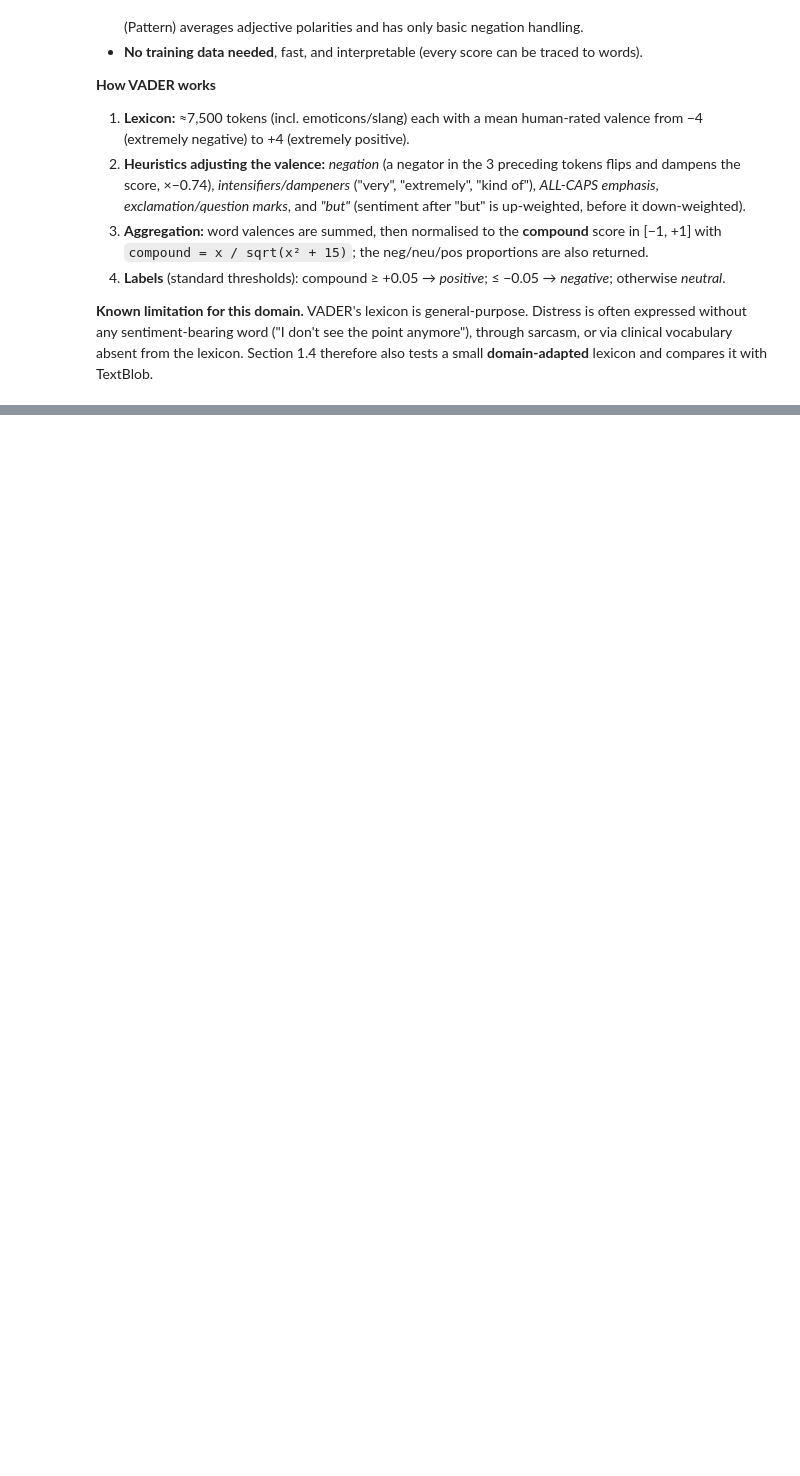
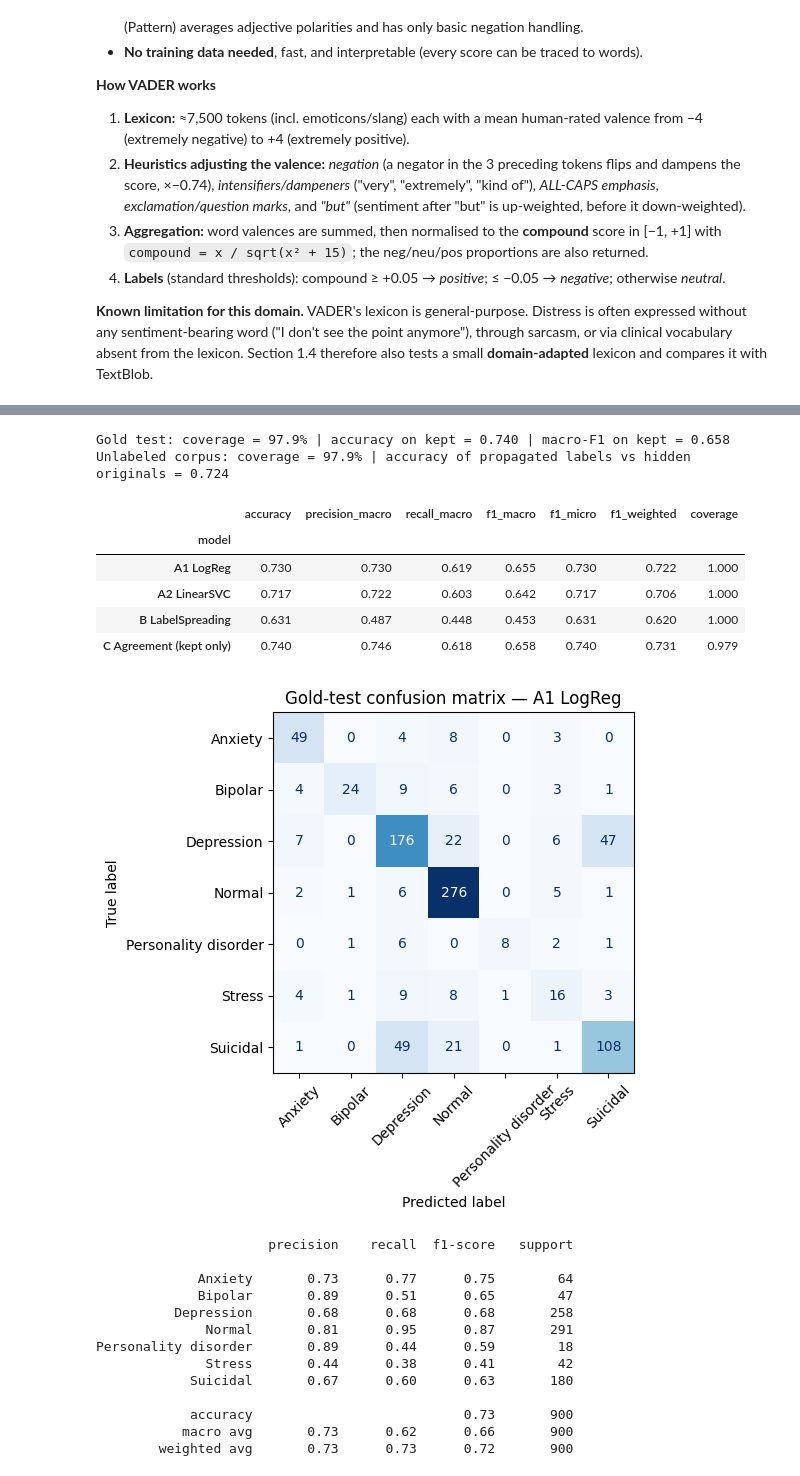
Before and after one commit to Jero2110/NLP_Phase03, a Jupyter notebook: analysis/Phase03_JeronimoRamos.ipynb, the cells around one changed output, grey strips where cells are left out. Saved outputs shown, nothing was run; the diff lists cells and outputs as text; code cells hidden in the pictures; blank space fills up the shorter version.

Commit message:
Progress in code and report at exercise 1

```diff
--- a/analysis/Phase03_JeronimoRamos.ipynb
+++ b/analysis/Phase03_JeronimoRamos.ipynb
@@ -176,0 +457,53 @@ df[["statement", "status", "vader_compound", "vader_label"]].head(5).assign(
+# %%
+P = np.vstack([pred_lr, pred_svc, pred_ls])           # (3, n)
+agree_label = np.full(n, -1)
+for i in range(n):
+    vals, cnt = np.unique(P[:, i], return_counts=True)
+    if cnt.max() >= 2:
+        agree_label[i] = vals[cnt.argmax()]
+kept = agree_label >= 0
+
+# --- validation on the gold test set (labels never used in propagation) ---
+g_kept = gold_idx[kept[gold_idx]]
+print(f"Gold test: coverage = {len(g_kept) / len(gold_idx):.1%} | "
+      f"accuracy on kept = {accuracy_score(y_true[g_kept], agree_label[g_kept]):.3f} | "
+      f"macro-F1 on kept = {f1_score(y_true[g_kept], agree_label[g_kept], average='macro'):.3f}")
+
+# --- extra validation on the 'unlabeled' corpus using its hidden original labels ---
+u_kept = unl_idx[kept[unl_idx]]
+print(f"Unlabeled corpus: coverage = {len(u_kept) / len(unl_idx):.1%} | "
+      f"accuracy of propagated labels vs hidden originals = {accuracy_score(y_all[u_kept], agree_label[u_kept]):.3f}")
+
+summary = pd.DataFrame(rows + [metrics_row(y_true[g_kept], agree_label[g_kept], "C Agreement (kept only)")]).set_index("model")
+summary["coverage"] = [1, 1, 1, len(g_kept) / len(gold_idx)]
+display(summary.round(3))
+
+best_name = summary.iloc[:3]["f1_macro"].idxmax()
+cm = confusion_matrix(y_true[gold_idx], preds[best_name][gold_idx], labels=range(len(classes)))
+fig, ax = plt.subplots(figsize=(6.5, 5.5))
+ConfusionMatrixDisplay(cm, display_labels=classes).plot(ax=ax, cmap="Blues", xticks_rotation=45, colorbar=False)
+ax.set_title(f"Gold-test confusion matrix — {best_name}"); plt.tight_layout(); plt.show()
+print(classification_report(y_true[gold_idx], preds[best_name][gold_idx], target_names=classes, zero_division=0))
+# %% [output]
+Gold test: coverage = 97.9% | accuracy on kept = 0.740 | macro-F1 on kept = 0.658
+Unlabeled corpus: coverage = 97.9% | accuracy of propagated labels vs hidden originals = 0.724
+|  | accuracy | precision_macro | recall_macro | f1_macro | f1_micro | f1_weighted | coverage |
+| model |  |  |  |  |  |  |  |
+| A1 LogReg | 0.730 | 0.730 | 0.619 | 0.655 | 0.730 | 0.722 | 1.000 |
+| A2 LinearSVC | 0.717 | 0.722 | 0.603 | 0.642 | 0.717 | 0.706 | 1.000 |
+| B LabelSpreading | 0.631 | 0.487 | 0.448 | 0.453 | 0.631 | 0.620 | 1.000 |
+| C Agreement (kept only) | 0.740 | 0.746 | 0.618 | 0.658 | 0.740 | 0.731 | 0.979 |
+[figure, added]
+                      precision    recall  f1-score   support
+
+             Anxiety       0.73      0.77      0.75        64
+             Bipolar       0.89      0.51      0.65        47
+          Depression       0.68      0.68      0.68       258
+              Normal       0.81      0.95      0.87       291
+Personality disorder       0.89      0.44      0.59        18
+              Stress       0.44      0.38      0.41        42
+            Suicidal       0.67      0.60      0.63       180
+
+            accuracy                           0.73       900
+           macro avg       0.73      0.62      0.66       900
+        weighted avg       0.73      0.73      0.72       900
```
Also changed, not shown: parts of 29 cells of this notebook, 1 other file.
